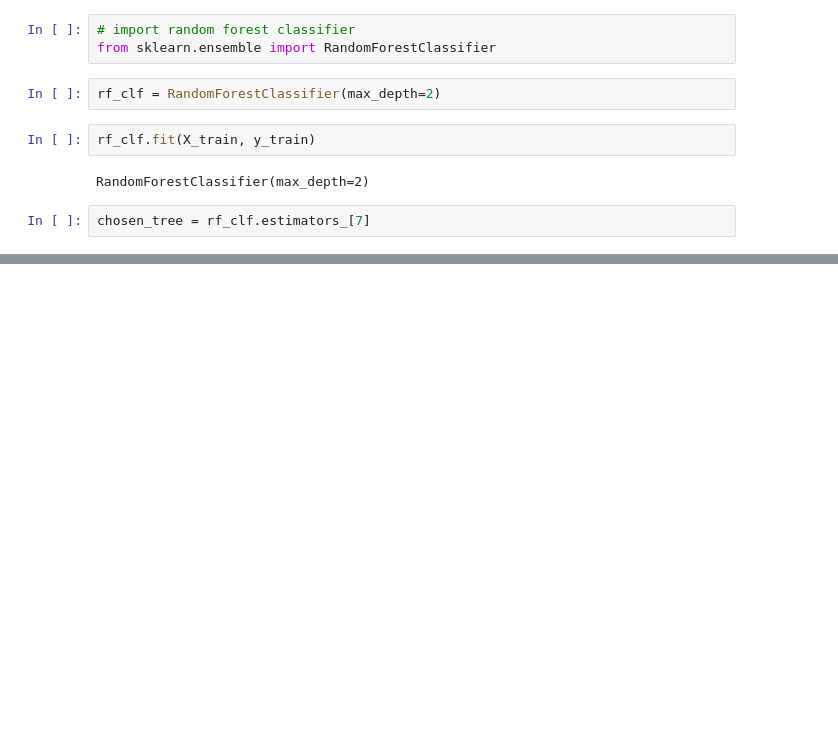
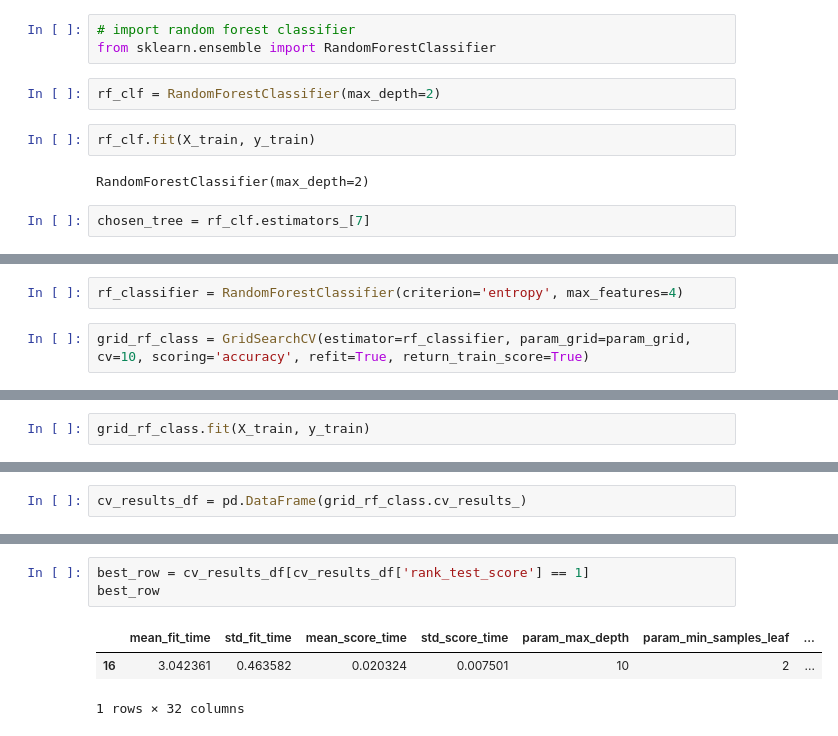
Before and after one commit to nawazf/Data-Engineering-and-AI, a Jupyter notebook: Hyperparameter Tuning/HPChapter1.ipynb, the cells around one changed output, grey strips where cells are left out. Drawn from its saved outputs; the diff is of its cells as text; blank space fills up the shorter version.

```diff
--- a/Hyperparameter Tuning/HPChapter1.ipynb
+++ b/Hyperparameter Tuning/HPChapter1.ipynb
@@ -259,0 +503,4 @@ split_value
+# %%
+rf_classifier = RandomForestClassifier(criterion='entropy', max_features=4)
+# %%
+grid_rf_class = GridSearchCV(estimator=rf_classifier, param_grid=param_grid, cv=10, scoring='accuracy', refit=True, return_train_score=True)
@@ -259,0 +527,2 @@ split_value
+# %%
+grid_rf_class.fit(X_train, y_train)
@@ -259,0 +555,2 @@ split_value
+# %%
+cv_results_df = pd.DataFrame(grid_rf_class.cv_results_)
@@ -259,0 +577,7 @@ split_value
+# %%
+best_row = cv_results_df[cv_results_df['rank_test_score'] == 1]
+best_row
+# %% [output]
+|  | mean_fit_time | std_fit_time | mean_score_time | std_score_time | param_max_depth | param_min_samples_leaf | ... |
+| 16 | 3.042361 | 0.463582 | 0.020324 | 0.007501 | 10 | 2 | ... |
+1 rows × 32 columns
```
Also changed, not shown: parts of 54 cells of this notebook, 1 other file.
